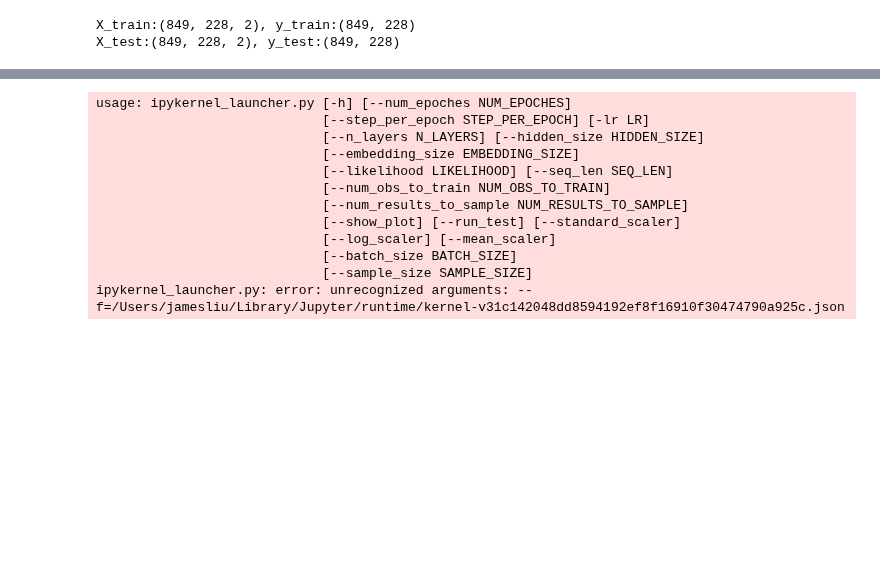
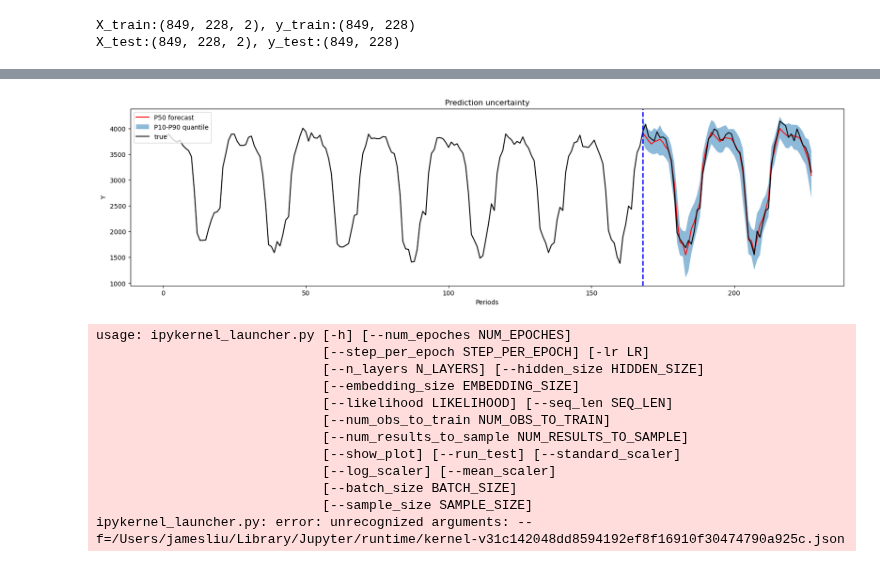
Before and after one commit to j85liu/bloomberg-time-series, a Jupyter notebook: deepar_v2.ipynb, the cells around one changed output, grey strips where cells are left out. Cells and saved outputs as stored; diff of their text form; code cells hidden in the pictures; blank space fills up the shorter version.

```diff
--- a/deepar_v2.ipynb
+++ b/deepar_v2.ipynb
@@ -376,3 +375,22 @@ NameError: name 'Xte' is not defined
+# %%
+i = -1
+if show_plot:
+    plt.figure(1, figsize = (20,5))
+    plt.plot([k + seq_len + num_obs_to_train - seq_len for k in range(seq_len)], p50[i,:], "r-")
+
+    plt.fill_between(x=[k + seq_len + num_obs_to_train - seq_len for k in range(seq_len)], y1=p10[i,:], y2=p90[i,:], alpha=0.5)
+    plt.title('Prediction uncertainty')
+    yplot = y_test_sample[i,:].cpu()
+    plt.plot(range(len(yplot)), yplot, "k-")
+    plt.legend(["P50 forecast", "P10-P90 quantile", "true"], loc="upper left")
+    ymin, ymax = plt.ylim()
+    plt.vlines(seq_len + num_obs_to_train - seq_len, ymin, ymax, color="blue", linestyles="dashed", linewidth=2)
+    plt.ylim(ymin,ymax)
+    plt.xlabel("Periods")
+    plt.ylabel("Y")
+    plt.show()
+# %% [output]
+[figure, added]
 # %%
 def batch_generator(X, y, num_obs_to_train, seq_len, batch_size):
     '''
```
Also changed, not shown: parts of 2 cells of this notebook.
